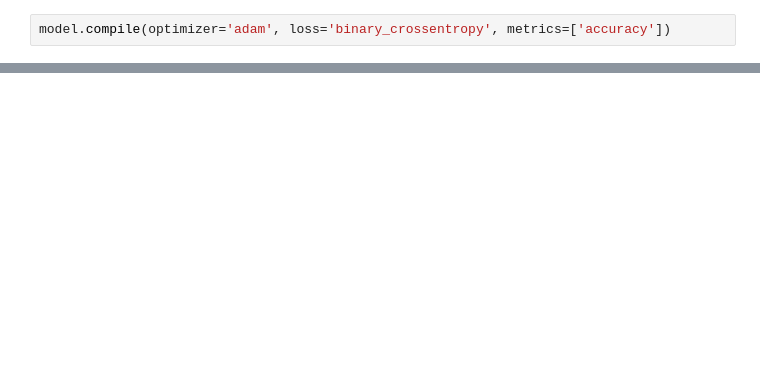
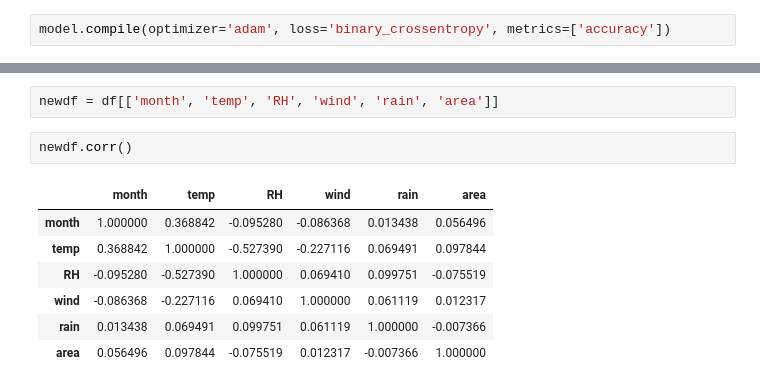
Before and after one commit to Isuru2701/Quokka, a Jupyter notebook: trainer.ipynb, the cells around one changed output, grey strips where cells are left out. Saved outputs shown, nothing was run; the diff lists cells and outputs as text; blank space fills up the shorter version.

```diff
--- a/trainer.ipynb
+++ b/trainer.ipynb
@@ -197,0 +224,12 @@ model.save('models/quokkaForesterV1.0.h5')
+# %%
+newdf = df[['month', 'temp', 'RH', 'wind', 'rain', 'area']]
+# %%
+newdf.corr()
+# %% [output]
+|  | month | temp | RH | wind | rain | area |
+| month | 1.000000 | 0.368842 | -0.095280 | -0.086368 | 0.013438 | 0.056496 |
+| temp | 0.368842 | 1.000000 | -0.527390 | -0.227116 | 0.069491 | 0.097844 |
+| RH | -0.095280 | -0.527390 | 1.000000 | 0.069410 | 0.099751 | -0.075519 |
+| wind | -0.086368 | -0.227116 | 0.069410 | 1.000000 | 0.061119 | 0.012317 |
+| rain | 0.013438 | 0.069491 | 0.099751 | 0.061119 | 1.000000 | -0.007366 |
+| area | 0.056496 | 0.097844 | -0.075519 | 0.012317 | -0.007366 | 1.000000 |
```
Also changed, not shown: parts of 10 cells of this notebook, 4 other files.
